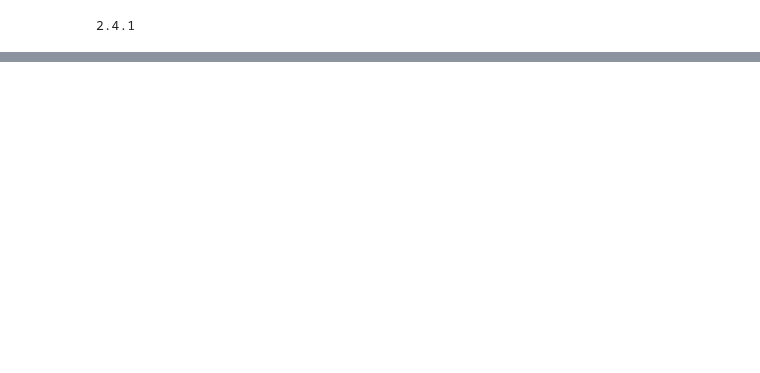
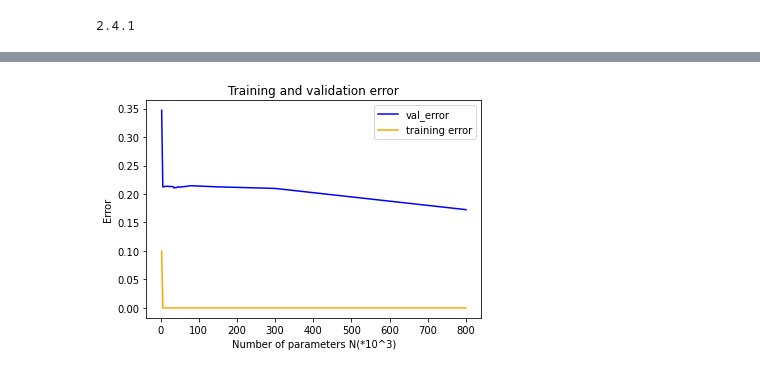
Before and after one commit to AlwaysSearching/Mathematics-of-Deep-Learning-Research-Project, a Jupyter notebook: keras experiments/replicate_double_descent_fully_connected.ipynb, the cells around one changed output, grey strips where cells are left out. Drawn from its saved outputs; the diff is of its cells as text; code cells hidden in the pictures; blank space fills up the shorter version.

Commit message:
updated results, still interpolating earlier than expected but interesting patterns are also observed

```diff
--- a/keras experiments/replicate_double_descent_fully_connected.ipynb
+++ b/keras experiments/replicate_double_descent_fully_connected.ipynb
@@ -135,0 +135,99 @@ Number of parameters = 40000, 50 hidden layer neurons
+# %%
+# For networks smaller than the interpolation threshold, we decay the step size by 10% after each of 500 epochs
+# For these networks, training is stopped after classification error reached zero or 6000 epochs, whichever happens earlier. For networks larger than interpolation threshold, fixed step size is used, and training is stopped after 6000 epochs.
+def lr_decay(epoch, lr):
+    return lr * 0.9**(epoch//500)
+scheduler = tf.keras.callbacks.LearningRateScheduler(lr_decay)
+
+# For networks smaller than the interpolation threshold, training is stopped after classification error reached zero or 6000 epochs,
+class CustomCallback_epoch(tf.keras.callbacks.Callback):
+    def on_epoch_end(self, epoch, logs=None):
+      if logs["accuracy"]==1:
+        self.model.stop_training = True
+        print('STOPPING EARLY AFTER INTERPOLATING AT EPOCH %d' %epoch)
+        print('INTERPOLATION THRESHOLD REACHED')
+
+history_logs = []
+saved_weights = []
+
+num_parameters = [i*1000 for i in [3, 6, 9, 12, 24, 28, 32, 34, 36, 38, 40, 42, 46, 50, 80, 150, 300, 800]]
+hidden_sizes = [(N-10)//795 for N in num_parameters]
+for N in num_parameters:
+  print('='*80)
+  print('Number of parameters = %d, %d hidden layer neurons' %(N, (N-10)//795))
+  print('='*80)
+
+  # P = (d+1)·H+(H+1)·K = 785H+10H+10 = 795H+10 --> H = (P-10)/795
+  num_nodes = (N-10)//795
+  # The remaining weights are initialized with normally distributed random numbers (mean 0 and variance 0.01). The smallest network is initialized using standard Glorotuniform distribution [19].
+  normal_initializer = tf.keras.initializers.RandomNormal(mean=0.0, stddev=0.01**0.5)
+  glorot_initializer = tf.keras.initializers.GlorotUniform()
+  # if this is the first model (smallest network) use standard Glorotuniform, otherwise use random normal
+  initializer = normal_initializer if saved_weights else glorot_initializer
+
+  model = tf.keras.models.Sequential([
+    tf.keras.layers.Flatten(input_shape=(28, 28)),
+    tf.keras.layers.Dense(num_nodes, activation='relu', kernel_initializer=initializer, bias_initializer=initializer),
+    tf.keras.layers.Dense(10, activation='softmax', kernel_initializer=initializer, bias_initializer=initializer)
+  ])
+
+  # paper used SGD with standard momentum (parameter value 0.95)
+  opt = tf.keras.optimizers.SGD(momentum=0.95)
+
+  model.compile(optimizer=opt,
+                loss='sparse_categorical_crossentropy',
+                metrics=['accuracy'])
+
+  # print(model.weights[0].shape)
+  # print(model.weights[1].shape)
+  # # print(model.weights[1])
+  # print(model.weights[2].shape)
+  # # print(model.weights[2])
+  # print(model.weights[3].shape)
+  # # print(model.weights[3])
+
+  # from paper: To train a larger network with H2 > H1 hidden units, we initialize the first H1 hidden units of the larger network to the weights learned in the smaller network.
+  # equivalently, here we expand saved weight with H1 units from prev model with randomly initialized weight for the new hidden units from the new model, then re-assign the combined weights to the new model
+  if saved_weights:
+    prev_weights = saved_weights[-1]
+    tf.compat.v1.assign(model.weights[0], tf.concat((prev_weights[0], model.weights[0][:, prev_weights[0].shape[1]:]), axis=1))
+    tf.compat.v1.assign(model.weights[1], tf.concat((prev_weights[1], model.weights[1][prev_weights[1].shape[0]:]), axis=0))
+    tf.compat.v1.assign(model.weights[2], tf.concat((prev_weights[2], model.weights[2][prev_weights[2].shape[0]:]), axis=0))
+    tf.compat.v1.assign(model.weights[3], prev_weights[3])
+
+# For networks smaller than the interpolation threshold, we decay the step size by 10% after each of 500 epochs,
+# For these networks, training is stopped after classification error reached zero or 6000 epochs, whichever happens earlier. For networks larger than interpolation threshold, fixed step size is used, and training is stopped after 6000 epochs.
+
+  interpolated = history_logs and max([h[1].history['loss'] for h in history_logs])[0] == 1.0
+
+  # The expected interpolation threshold: paper observed it at n · K = 4000 * 10 = 40000
+  # interpolated = N >= 40000
+
+  if not interpolated:
+    history = model.fit(x_train, y_train, epochs=6000, validation_data=(x_test, y_test), verbose=0, callbacks=[CustomCallback_epoch(), scheduler])
+  else:
+    history = model.fit(x_train, y_train, epochs=6000, validation_data=(x_test, y_test), verbose=0)
+
+  saved_weights.append(model.weights)
+
+  history_logs.append((N, history))
+  print(tf.math.confusion_matrix(y_test, tf.argmax(model.predict(x_test), axis=1)))
+  model.summary()
+  print('max training accuracy', max(history.history['accuracy']))
+  print('min training loss', min(history.history['loss']))
+  print('max validation accuracy', max(history.history['val_accuracy']))
+  print('min validation loss', min(history.history['val_loss']))
+  print()
+  print('last training accuracy', history.history['accuracy'][-1])
+  print('last training loss', history.history['loss'][-1])
+  print('last validation accuracy', history.history['val_accuracy'][-1])
+  print('last validation loss', history.history['val_loss'][-1])
+
+# plot errors over number of parameters
+plt.title('Training and validation error')
+plt.plot([i[0]//1000 for i in history_logs], [1-i[1].history['val_accuracy'][-1] for i in history_logs], color='blue', label='val_error')
+plt.plot([i[0]//1000 for i in history_logs], [1-i[1].history['accuracy'][-1] for i in history_logs], color='orange', label='training error')
+plt.xlabel('Number of parameters N(*10^3)')
+plt.ylabel('Error')
+plt.legend()
+# %% [output]
@@ -135,0 +252 @@ Number of parameters = 40000, 50 hidden layer neurons
+[figure, added]
```
Also changed, not shown: parts of 5 cells of this notebook, 1 other file.
